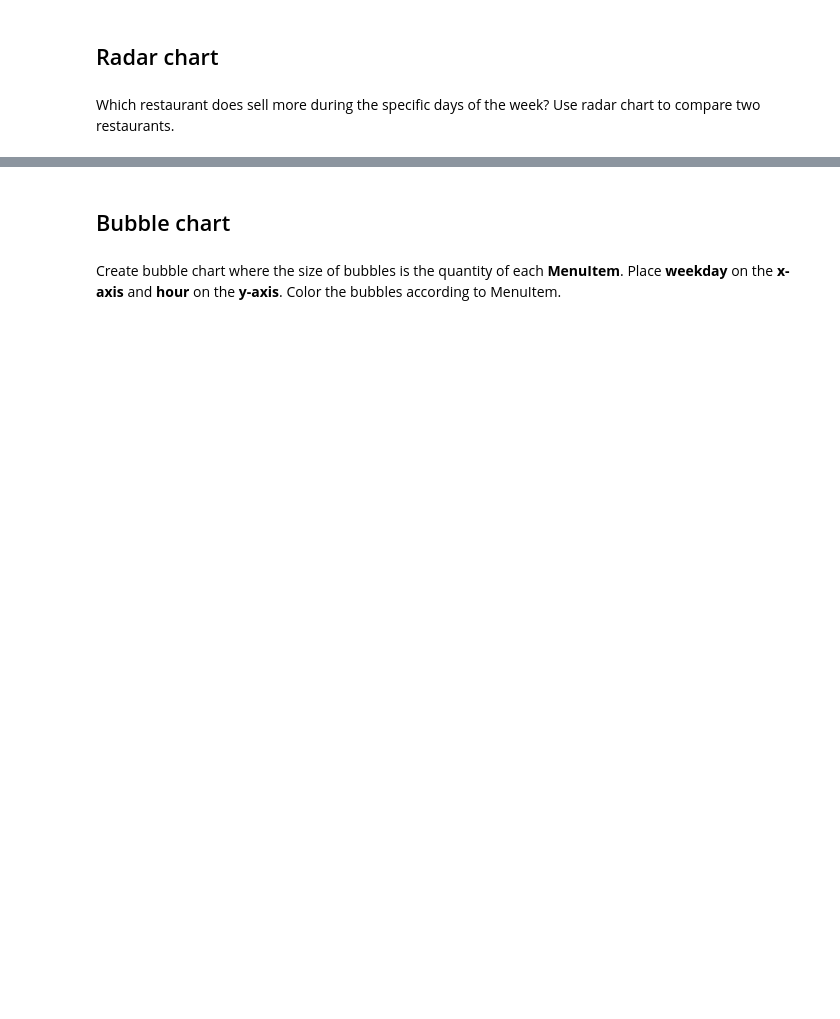
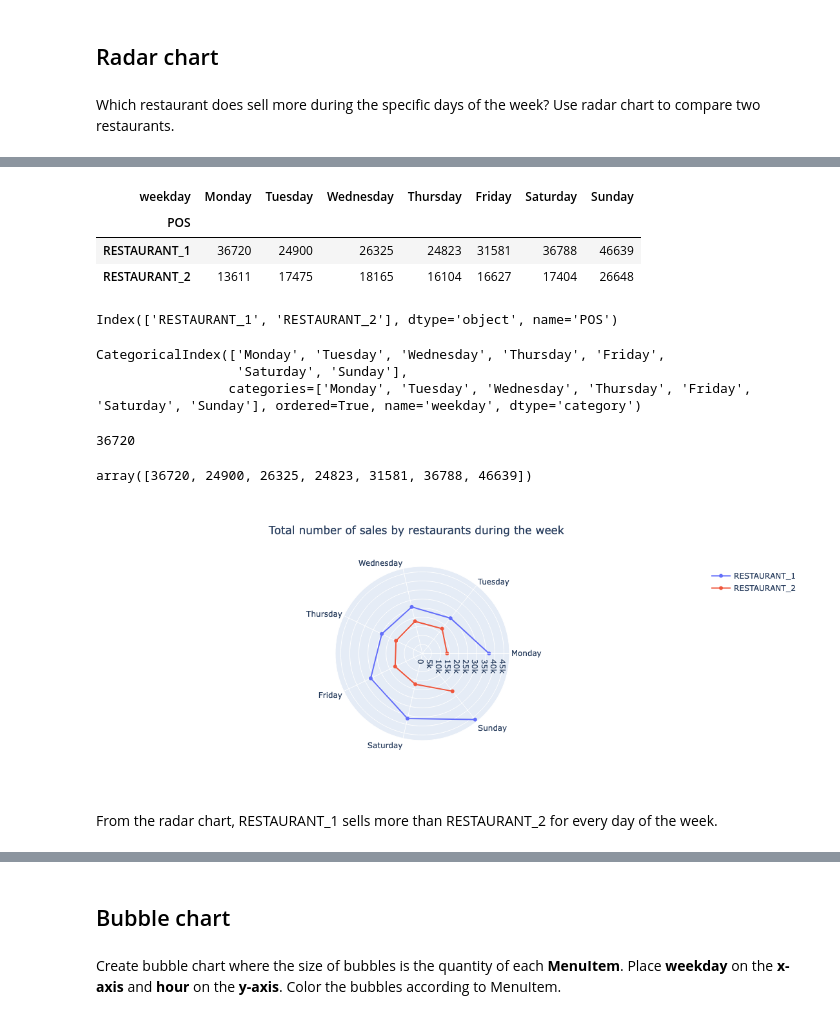
Before and after one commit to ryan-ferns/DS_auticon_dataviz, a Jupyter notebook: plotly_advanced_exercise.ipynb, the cells around one changed output, grey strips where cells are left out. Cells and saved outputs as stored; diff of their text form; code cells hidden in the pictures; blank space fills up the shorter version.

```diff
--- a/plotly_advanced_exercise.ipynb
+++ b/plotly_advanced_exercise.ipynb
@@ -21,0 +301,4 @@ Which restaurant does sell more during the specific days of the week? Use radar
+# %%
+df_1 = df.copy()
+# %%
+df_1['weekday'] = df_1['weekday'].astype(cat_type)
@@ -21,0 +314,53 @@ Which restaurant does sell more during the specific days of the week? Use radar
+# %%
+df_rc = pd.pivot_table(df_1, values='Qty', index='POS', columns='weekday', aggfunc=np.sum)
+df_rc
+# %% [output]
+| weekday | Monday | Tuesday | Wednesday | Thursday | Friday | Saturday | Sunday |
+| POS |  |  |  |  |  |  |  |
+| RESTAURANT_1 | 36720 | 24900 | 26325 | 24823 | 31581 | 36788 | 46639 |
+| RESTAURANT_2 | 13611 | 17475 | 18165 | 16104 | 16627 | 17404 | 26648 |
+# %%
+df_rc.index
+# %% [output]
+Index(['RESTAURANT_1', 'RESTAURANT_2'], dtype='object', name='POS')
+# %%
+df_rc.columns
+# %% [output]
+CategoricalIndex(['Monday', 'Tuesday', 'Wednesday', 'Thursday', 'Friday',
+                  'Saturday', 'Sunday'],
+                 categories=['Monday', 'Tuesday', 'Wednesday', 'Thursday', 'Friday', 'Saturday', 'Sunday'], ordered=True, name='weekday', dtype='category')
+# %%
+df_rc.loc['RESTAURANT_1', 'Monday']
+# %% [output]
+36720
+# %%
+df_rc.loc['RESTAURANT_1'].values
+# %% [output]
+array([36720, 24900, 26325, 24823, 31581, 36788, 46639])
+# %%
+trace1 = go.Scatterpolar(
+    name = 'RESTAURANT_1',
+    r = df_rc.loc['RESTAURANT_1'].values,
+    theta = df_rc.loc['RESTAURANT_1'].index
+)
+
+trace2 = go.Scatterpolar(
+    name = 'RESTAURANT_2',
+    r = df_rc.loc['RESTAURANT_2'].values,
+    theta = df_rc.loc['RESTAURANT_2'].index
+)
+
+data = [trace1, trace2]
+
+layout = go.Layout(
+    title = {
+        'text': 'Total number of sales by restaurants during the week',
+        'x': 0.45},
+)
+
+fig = go.Figure(data=data, layout=layout)
+fig.show()
+# %% [output]
+[figure, added]
+# %% [markdown]
+From the radar chart, RESTAURANT_1 sells more than RESTAURANT_2 for every day of the week.
```
Also changed, not shown: parts of 41 cells of this notebook.
